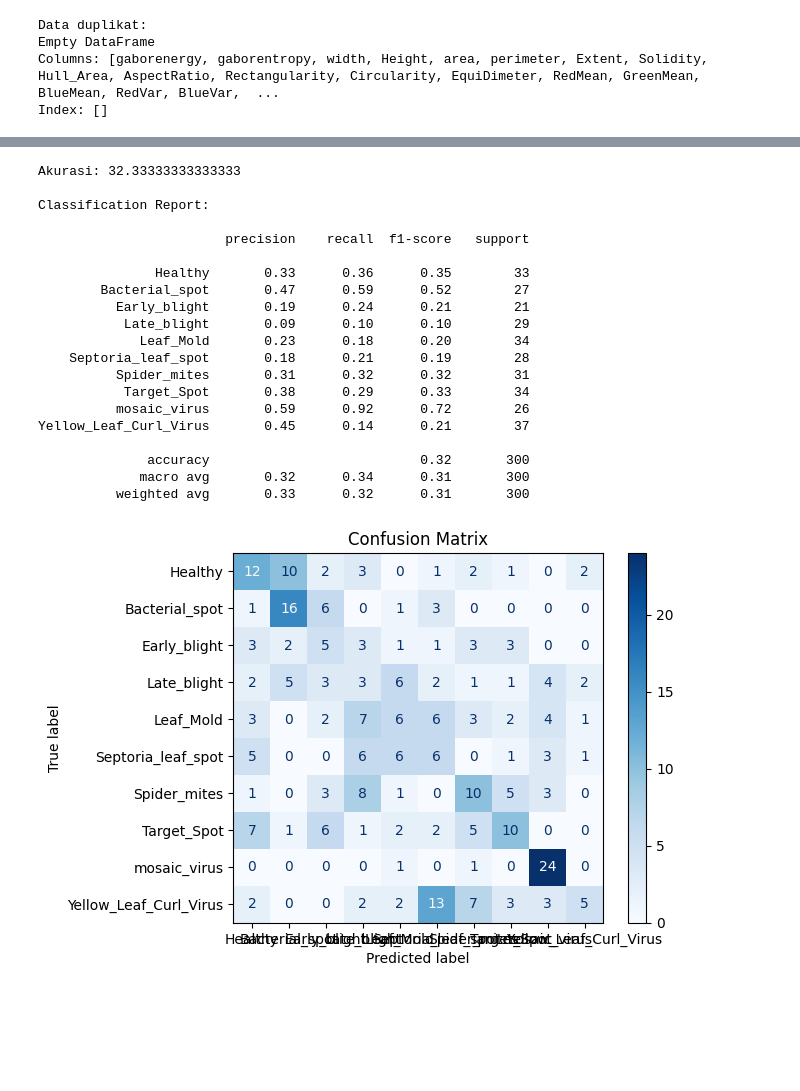
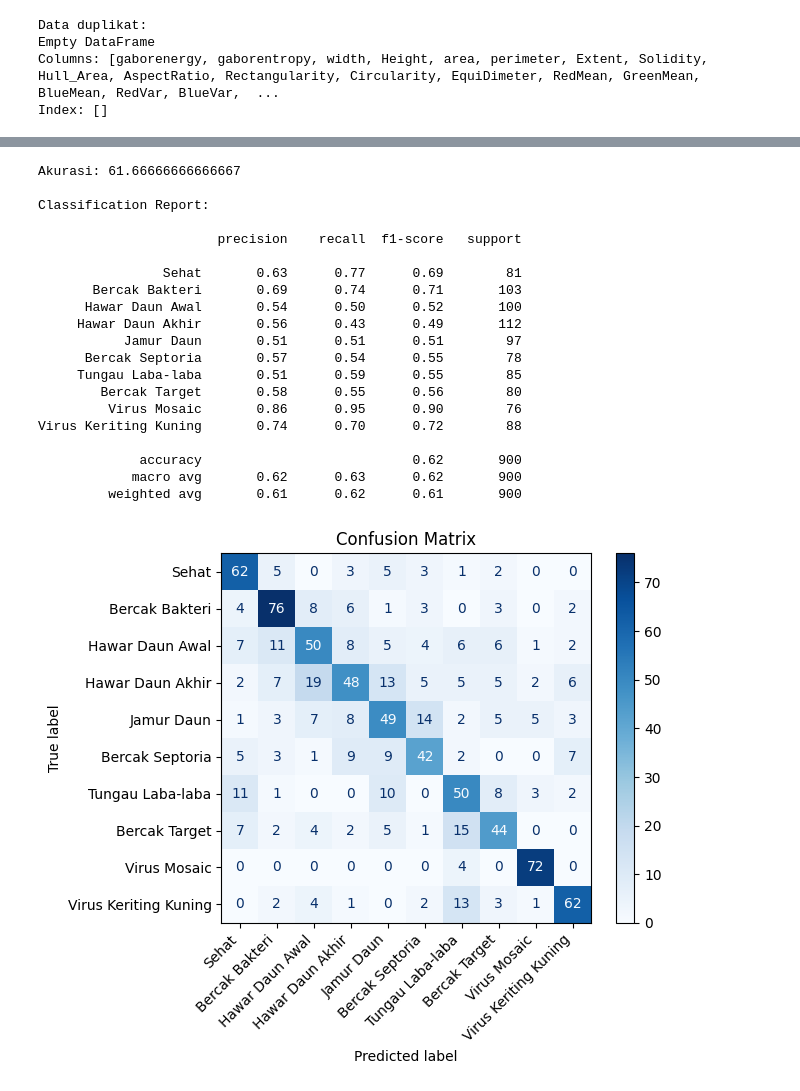
Before and after one commit to BillieSuryaPratama/Implementasi-SVM, a Jupyter notebook: Penyakit.ipynb, the cells around one changed output, grey strips where cells are left out. Drawn from its saved outputs; the diff is of its cells as text; code cells hidden in the pictures; blank space fills up the shorter version.

```diff
--- a/Penyakit.ipynb
+++ b/Penyakit.ipynb
@@ -10,7 +10,7 @@ from sklearn.metrics import accuracy_score, confusion_matrix, classification_rep
 # %%
 pd.set_option('display.max_columns', None)
 pd.set_option('display.max_rows', None)
-df = pd.read_csv("PenyakitDaunTomat.csv")
+df = pd.read_csv("Penyakit_Daun_Tomat.csv")
 df.head(20)
 # %% [output]
 |  | Label | gaborenergy | gaborentropy | width | Height | area | perimeter | Extent | Solidity | ... |
@@ -121,47 +137,48 @@ plt.show()
 # %%
 X_train, X_test, y_train, y_test = train_test_split(Fitur_Normalisasi, Target, test_size=0.3, random_state=0)
 # %%
-Target_names = ['Healthy', 'Bacterial_spot', 'Early_blight', 'Late_blight', 'Leaf_Mold', 'Septoria_leaf_spot', 'Spider_mites', 'Target_Spot', 'mosaic_virus', 'Yellow_Leaf_Curl_Virus']
+Target_names = ['Sehat', 'Bercak Bakteri', 'Hawar Daun Awal', 'Hawar Daun Akhir', 'Jamur Daun', 'Bercak Septoria', 'Tungau Laba-laba', 'Bercak Target', 'Virus Mosaic', 'Virus Keriting Kuning']
 
 # Latih model
-clf = svm.SVC(kernel='poly', degree=3)
+clf = svm.SVC(kernel='linear', C=0.8)
 clf.fit(X_train, y_train)
 
 # Prediksi
 y_pred = clf.predict(X_test)
 
 # Akurasi
 print("Akurasi:", accuracy_score(y_test, y_pred) * 100)
 
 # Classification report
 print("\nClassification Report:\n")
 print(classification_report(y_test, y_pred, target_names=Target_names))
 
 # Confusion Matrix
 cm = confusion_matrix(y_test, y_pred)
 disp = ConfusionMatrixDisplay(confusion_matrix=cm, display_labels=Target_names)
 disp.plot(cmap=plt.cm.Blues)
 plt.title("Confusion Matrix")
+plt.xticks(rotation=45, ha='right')
 plt.show()
 # %% [output]
-Akurasi: 32.33333333333333
+Akurasi: 61.66666666666667
 
 Classification Report:
 
-                        precision    recall  f1-score   support
+                       precision    recall  f1-score   support
 
-               Healthy       0.33      0.36      0.35        33
-        Bacterial_spot       0.47      0.59      0.52        27
-          Early_blight       0.19      0.24      0.21        21
-           Late_blight       0.09      0.10      0.10        29
-             Leaf_Mold       0.23      0.18      0.20        34
-    Septoria_leaf_spot       0.18      0.21      0.19        28
-          Spider_mites       0.31      0.32      0.32        31
-           Target_Spot       0.38      0.29      0.33        34
-          mosaic_virus       0.59      0.92      0.72        26
-Yellow_Leaf_Curl_Virus       0.45      0.14      0.21        37
+                Sehat       0.63      0.77      0.69        81
+       Bercak Bakteri       0.69      0.74      0.71       103
+      Hawar Daun Awal       0.54      0.50      0.52       100
+     Hawar Daun Akhir       0.56      0.43      0.49       112
+           Jamur Daun       0.51      0.51      0.51        97
+      Bercak Septoria       0.57      0.54      0.55        78
+     Tungau Laba-laba       0.51      0.59      0.55        85
+        Bercak Target       0.58      0.55      0.56        80
+         Virus Mosaic       0.86      0.95      0.90        76
+Virus Keriting Kuning       0.74      0.70      0.72        88
 
-              accuracy                           0.32       300
-             macro avg       0.32      0.34      0.31       300
-          weighted avg       0.33      0.32      0.31       300
+             accuracy                           0.62       900
+            macro avg       0.62      0.63      0.62       900
+         weighted avg       0.61      0.62      0.61       900
-[figure, old version]
+[figure, new version]
```
Also changed, not shown: parts of 6 cells of this notebook, 2 other files.
